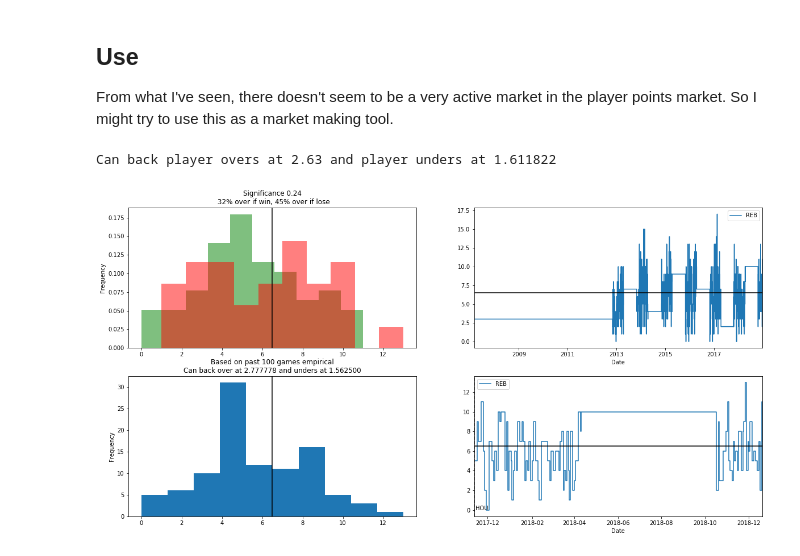
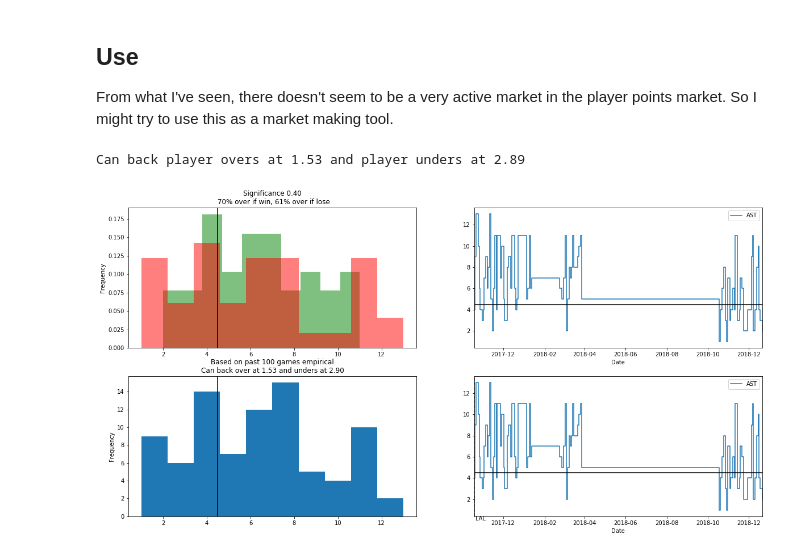
Before and after one commit to johnny-wong/nba_stats, a Jupyter notebook: Notebooks/Analysis - Wins and player points relationship.ipynb, the cells around one changed output. Drawn from its saved outputs; the diff is of its cells as text; code cells hidden in the pictures.

```diff
--- a/Notebooks/Analysis - Wins and player points relationship.ipynb
+++ b/Notebooks/Analysis - Wins and player points relationship.ipynb
@@ -110,7 +110,7 @@ def pl_pts_odds_WL(player_name, stat, baseline, team_opp_odds, past_n_games):
     theo_player_under_pr = 1 - ((team_win_IP) * pr_over_baseline_win + (1-team_win_IP) * pr_over_baseline_lose)
 
     # Print conclusion
-    print('Can back player overs at {:.2f} and player unders at {:2f}'.format(1/theo_player_over_pr,
+    print('Can back player overs at {:.2f} and player unders at {:.2f}'.format(1/theo_player_over_pr,
                                                                              1/theo_player_under_pr))
 
     ############## PLOT 100 EMPIRICAL
@@ -119,7 +119,7 @@ def pl_pts_odds_WL(player_name, stat, baseline, team_opp_odds, past_n_games):
     pr_over_baseline = (n_over_baseline_lose + n_over_baseline_win)/float(n)
 
     assert n_over_baseline_lose + n_over_baseline_win == (player_df_past_100[stat] > baseline).sum()
-    ax[1, 0].set_title('Based on past 100 games empirical\nCan back over at {:2f} and unders at {:2f}'.format(1/pr_over_baseline,
+    ax[1, 0].set_title('Based on past 100 games empirical\nCan back over at {:.2f} and unders at {:.2f}'.format(1/pr_over_baseline,
                                                                                                 1/(1-pr_over_baseline)))
 
 
@@ -137,13 +137,13 @@ def pl_pts_odds_WL(player_name, stat, baseline, team_opp_odds, past_n_games):
 
     return player_df_past_100_wl
 # %%
-player_name = 'PJ Tucker'
-stat = 'REB'
-baseline = 6.5
-team_opp_odds = (1.81, 2.22) # A tuple containing the odds for the player's team and their opponent
+player_name = 'Lonzo Ball'
+stat = 'AST'
+baseline = 4.5
+team_opp_odds = (2, 2) # A tuple containing the odds for the player's team and their opponent
 past_n_games = 100
 
 df = pl_pts_odds_WL(player_name, stat, baseline, team_opp_odds, past_n_games)
 # %% [output]
-Can back player overs at 2.63 and player unders at 1.611822
+Can back player overs at 1.53 and player unders at 2.89
-[figure, old version]
+[figure, new version]
```
